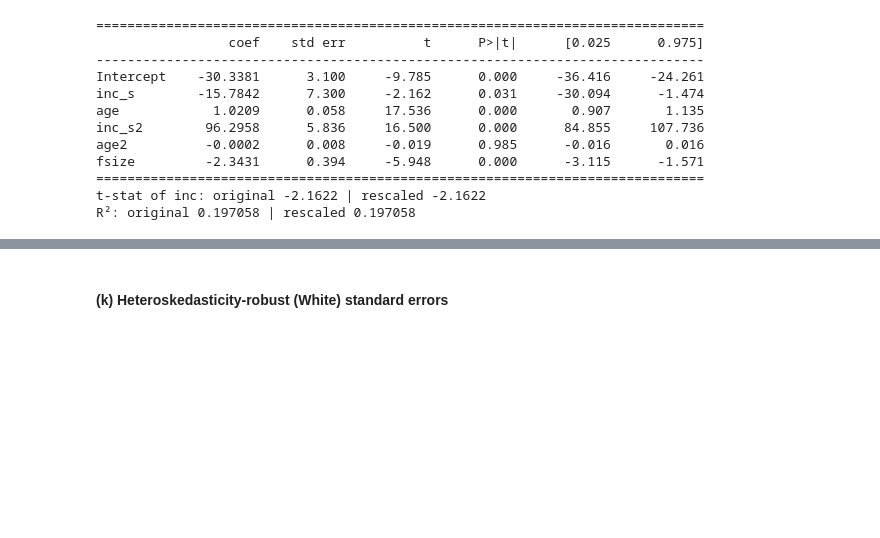
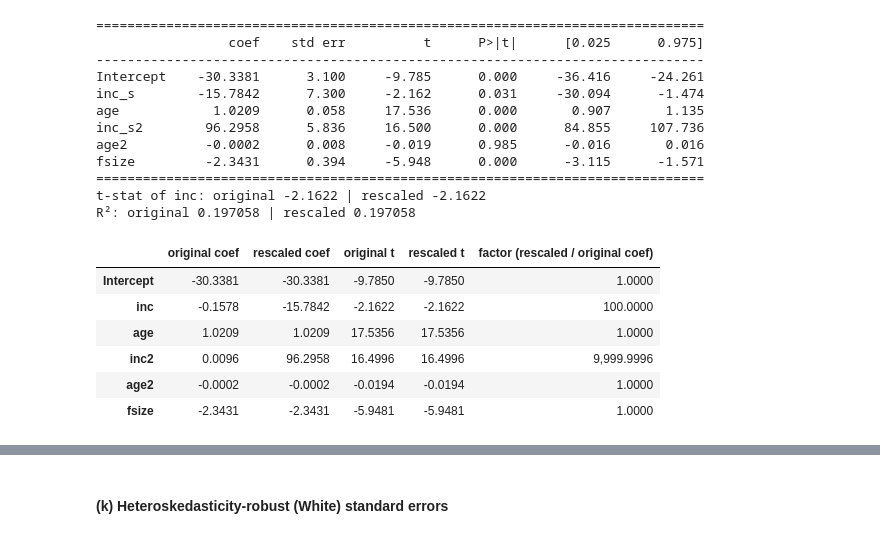
Before and after one commit to floxrm/HW1-Empirical-Methods-assignment-20261106-, a Jupyter notebook: hw1.ipynb, the cells around one changed output, grey strips where cells are left out. Cells and saved outputs as stored; diff of their text form; code cells hidden in the pictures; blank space fills up the shorter version.

```diff
--- a/hw1.ipynb
+++ b/hw1.ipynb
@@ -408,17 +510,30 @@ b1 + b2*delta = 0.8207  (equals the short-regression coefficient)
 
 $nettfa = \beta_0 + \beta_1 inc + \beta_2 age + \beta_3 inc^2 + \beta_4 age^2 + \beta_5 fsize + u$
 # %%
-pen["inc2"] = pen["inc"] ** 2
-pen["age2"] = pen["age"] ** 2
+# Squared terms for the quadratic model
+pension_data["inc2"] = pension_data["inc"] ** 2
+pension_data["age2"] = pension_data["age"] ** 2
+
+# Model (2): estimated on the full sample (all household sizes)
 formula2 = "nettfa ~ inc + age + inc2 + age2 + fsize"
-m3 = smf.ols(formula2, data=pen).fit()
+m3 = smf.ols(formula2, data=pension_data).fit()
 print(m3.summary().tables[1])
 print(f"R² = {m3.rsquared:.4f}, N = {int(m3.nobs)}")
 
-# Marginal effects: d nettfa / d age = b2 + 2*b4*age ;  d nettfa / d inc = b1 + 2*b3*inc
+# With squared terms a single coefficient is not "the effect": the effect depends on the level of the variable.
+# It is given by the derivative of the model:
+#   d nettfa / d inc = b1 + 2*b3*inc        d nettfa / d age = b2 + 2*b4*age
 b = m3.params
-print(f"marginal effect of income at mean income: {b['inc'] + 2 * b['inc2'] * pen['inc'].mean():.4f}")
-print(f"age effect positive for age < {-b['age'] / (2 * b['age2']):.0f}  (sample ages: {pen['age'].min()}-{pen['age'].max()})")
+inc_levels = np.array([10, 25, 40, 60, 100])
+age_levels = np.array([25, 40, 64])
+display(pd.DataFrame({"income (k USD)": inc_levels,
+                      "effect of +1k income on nettfa": b["inc"] + 2 * b["inc2"] * inc_levels}).set_index("income (k USD)"))
+display(pd.DataFrame({"age": age_levels,
+                      "effect of +1 year of age on nettfa": b["age"] + 2 * b["age2"] * age_levels}).set_index("age"))
+
+# Turning points: where the derivative is zero (b1 + 2*b3*x = 0  ->  x = -b1 / (2*b3))
+print(f"income effect is positive for inc > {-b['inc'] / (2 * b['inc2']):.1f} (sample income: {pension_data['inc'].min():.1f} to {pension_data['inc'].max():.1f})")
+print(f"age effect is positive for age < {-b['age'] / (2 * b['age2']):.0f} (sample ages: {pension_data['age'].min()} to {pension_data['age'].max()})")
 # %% [output]
 ==============================================================================
                  coef    std err          t      P>|t|      [0.025      0.975]
@@ -444,9 +616,9 @@ m3.f_test("inc2 = 0, age2 = 0")
 #### (j) Rescaling income by 100
 # %%
 # Rescale inc and (consistently) its square, then re-estimate
-pen["inc_s"] = pen["inc"] / 100
-pen["inc_s2"] = pen["inc_s"] ** 2
-m4 = smf.ols("nettfa ~ inc_s + age + inc_s2 + age2 + fsize", data=pen).fit()
+pension_data["inc_s"] = pension_data["inc"] / 100
+pension_data["inc_s2"] = pension_data["inc_s"] ** 2
+m4 = smf.ols("nettfa ~ inc_s + age + inc_s2 + age2 + fsize", data=pension_data).fit()
 print(m4.summary().tables[1])
 print(f"t-stat of inc: original {m3.tvalues['inc']:.4f} | rescaled {m4.tvalues['inc_s']:.4f}")
 print(f"R²: original {m3.rsquared:.6f} | rescaled {m4.rsquared:.6f}")
@@ -463,3 +635,22 @@ fsize         -2.3431      0.394     -5.948      0.000      -3.115      -1.571
 ==============================================================================
 t-stat of inc: original -2.1622 | rescaled -2.1622
 R²: original 0.197058 | rescaled 0.197058
+# %%
+# Compare all coefficients of the original model (m3) with those of the rescaled model (m4)
+pairs = {"Intercept": "Intercept", "inc": "inc_s", "age": "age", "inc2": "inc_s2", "age2": "age2", "fsize": "fsize"}
+comparison = pd.DataFrame({
+    "original coef": [m3.params[o] for o in pairs],
+    "rescaled coef": [m4.params[r] for r in pairs.values()],
+    "original t": [m3.tvalues[o] for o in pairs],
+    "rescaled t": [m4.tvalues[r] for r in pairs.values()],
+}, index=list(pairs))
+comparison["factor (rescaled / original coef)"] = comparison["rescaled coef"] / comparison["original coef"]
+comparison
+# %% [output]
+|  | original coef | rescaled coef | original t | rescaled t | factor (rescaled / original coef) |
+| Intercept | -30.3381 | -30.3381 | -9.7850 | -9.7850 | 1.0000 |
+| inc | -0.1578 | -15.7842 | -2.1622 | -2.1622 | 100.0000 |
+| age | 1.0209 | 1.0209 | 17.5356 | 17.5356 | 1.0000 |
+| inc2 | 0.0096 | 96.2958 | 16.4996 | 16.4996 | 9,999.9996 |
+| age2 | -0.0002 | -0.0002 | -0.0194 | -0.0194 | 1.0000 |
+| fsize | -2.3431 | -2.3431 | -5.9481 | -5.9481 | 1.0000 |
```
Also changed, not shown: parts of 24 cells of this notebook, 1 other file.
